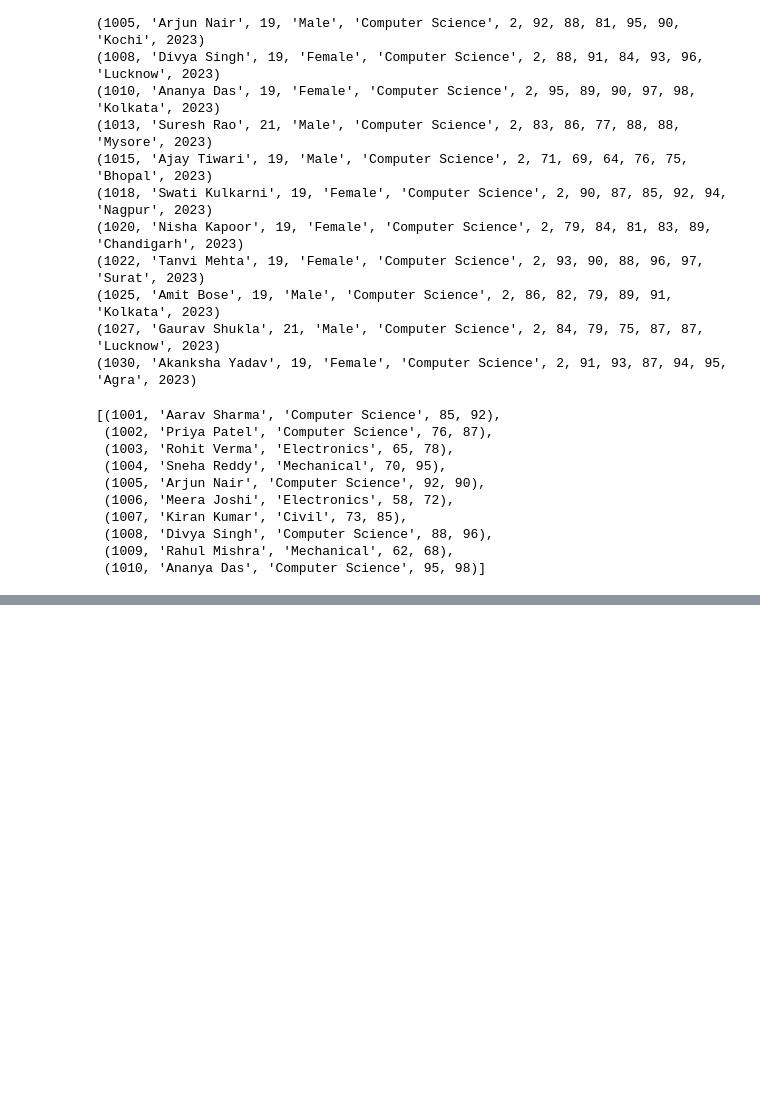
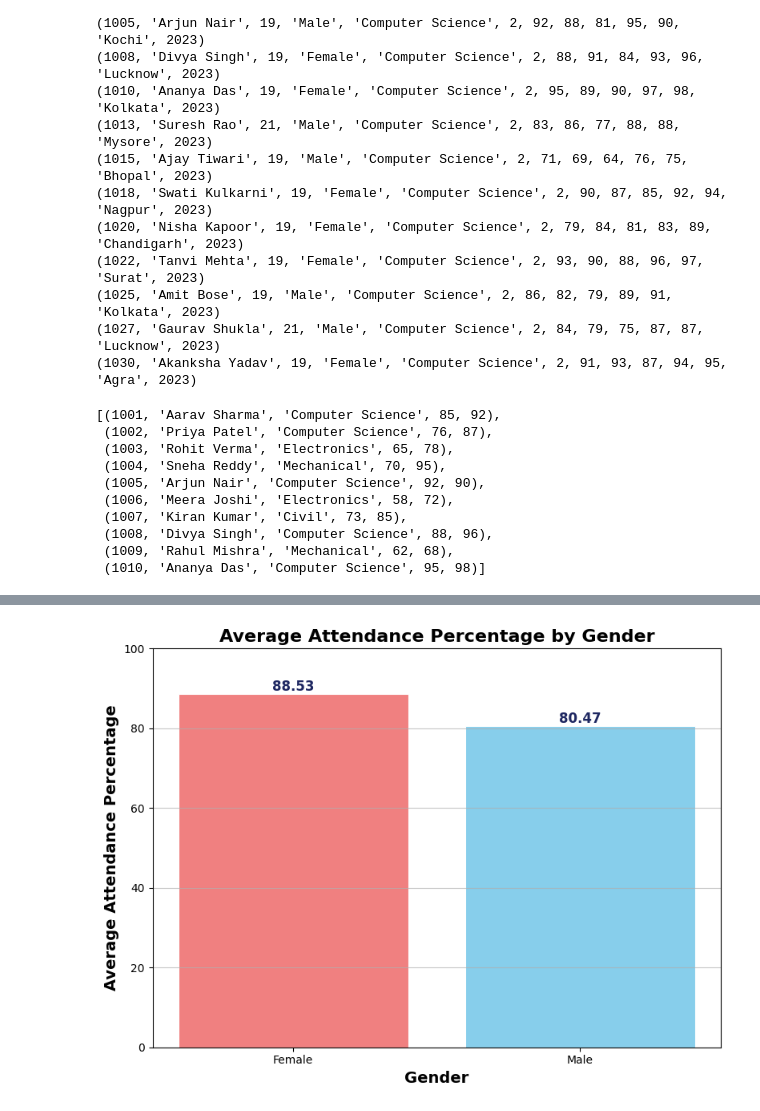
Before and after one commit to CH3MLON/Data_GenAI_training, a Jupyter notebook: day2/day2.ipynb, the cells around one changed output, grey strips where cells are left out. Saved outputs shown, nothing was run; the diff lists cells and outputs as text; code cells hidden in the pictures; blank space fills up the shorter version.

```diff
--- a/day2/day2.ipynb
+++ b/day2/day2.ipynb
@@ -83,0 +219,19 @@ result
+# %%
+fig, ax = plt.subplots(figsize=(8, 6))
+bar_colors = ["lightcoral", "skyblue"]
+bars = ax.bar(df_result4["gender"], df_result4["avg_attendance"], color=bar_colors, edgecolor="white", linewidth=0.8)
+
+for bar in bars:
+  height = bar.get_height()
+  ax.text(bar.get_x() + bar.get_width()/2, height, f"{height:.2f}", ha="center", va="bottom", fontsize=12, fontweight="bold", color="#1E2761")
+
+ax.set_title("Average Attendance Percentage by Gender", fontsize=16, fontweight="bold")
+ax.set_xlabel("Gender", fontsize=14, fontweight="bold")
+ax.set_ylabel("Average Attendance Percentage", fontsize=14, fontweight="bold")
+ax.set_ylim(0, 100) # Attendance percentage usually goes up to 100
+ax.tick_params(axis="x", labelrotation=0)
+ax.grid(axis='y', linestyle='-', alpha=0.7)
+plt.tight_layout()
+plt.show()
+# %% [output]
+[figure, added]
```
Also changed, not shown: parts of 10 cells of this notebook.
